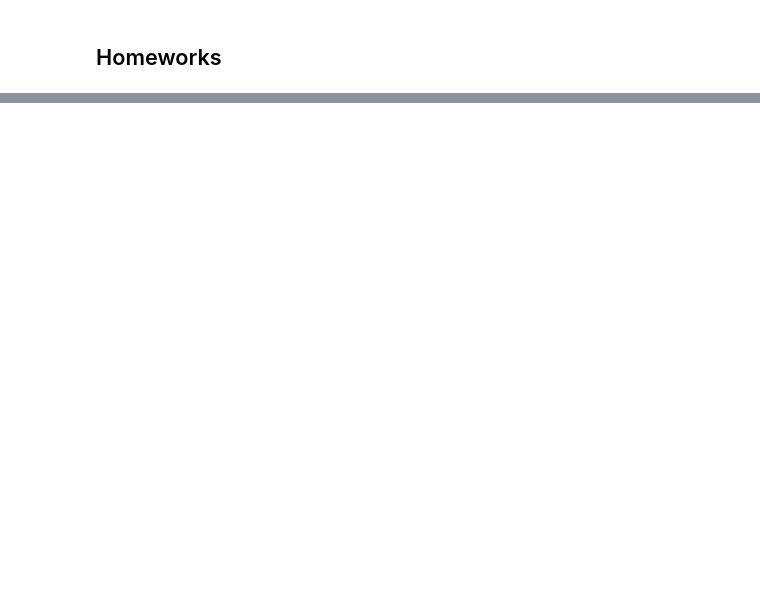
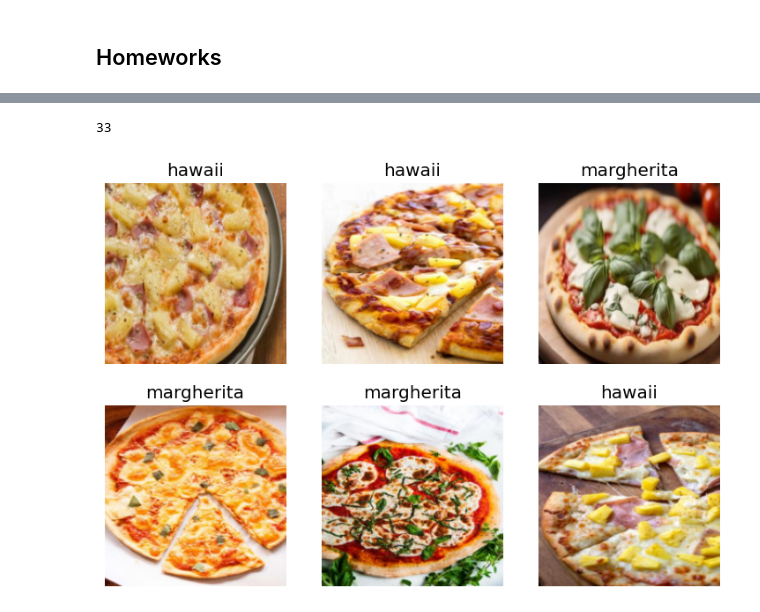
Before and after one commit to conti748/fastbook, a Jupyter notebook: 01_getting_started/lesson.ipynb, the cells around one changed output, grey strips where cells are left out. Cells and saved outputs as stored; diff of their text form; code cells hidden in the pictures; blank space fills up the shorter version.

```diff
--- a/01_getting_started/lesson.ipynb
+++ b/01_getting_started/lesson.ipynb
@@ -282,0 +442,14 @@ collab-learner
+# %%
+searches = 'hawaii','margherita','pepperoni'
+path = Path('pizza_classifier')
+
+for o in searches:
+    dest = (path/o)
+    dest.mkdir(exist_ok=True, parents=True)
+    download_images(dest, urls=search_images(f'{o} pizza'))
+    sleep(5)  # Pause between searches to avoid over-loading server
+    download_images(dest, urls=search_images(f'{o} pizza homemade'))
+    sleep(5)
+    download_images(dest, urls=search_images(f'{o} pizza recipe'))
+    sleep(5)
+    resize_images(path/o, max_size=400, dest=path/o)
@@ -282,0 +466,18 @@ collab-learner
+# %%
+failed = verify_images(get_image_files(path))
+failed.map(Path.unlink)
+len(failed)
+# %% [output]
+33
+# %%
+dls = DataBlock(
+    blocks=(ImageBlock, CategoryBlock),
+    get_items=get_image_files,
+    splitter=RandomSplitter(valid_pct=0.2, seed=42),
+    get_y=parent_label,
+    item_tfms=[Resize(192, method='squish')]
+).dataloaders(path, bs=32)
+
+dls.show_batch(max_n=6)
+# %% [output]
+[figure, added]
```
Also changed, not shown: parts of 55 cells of this notebook, 11 other files.
